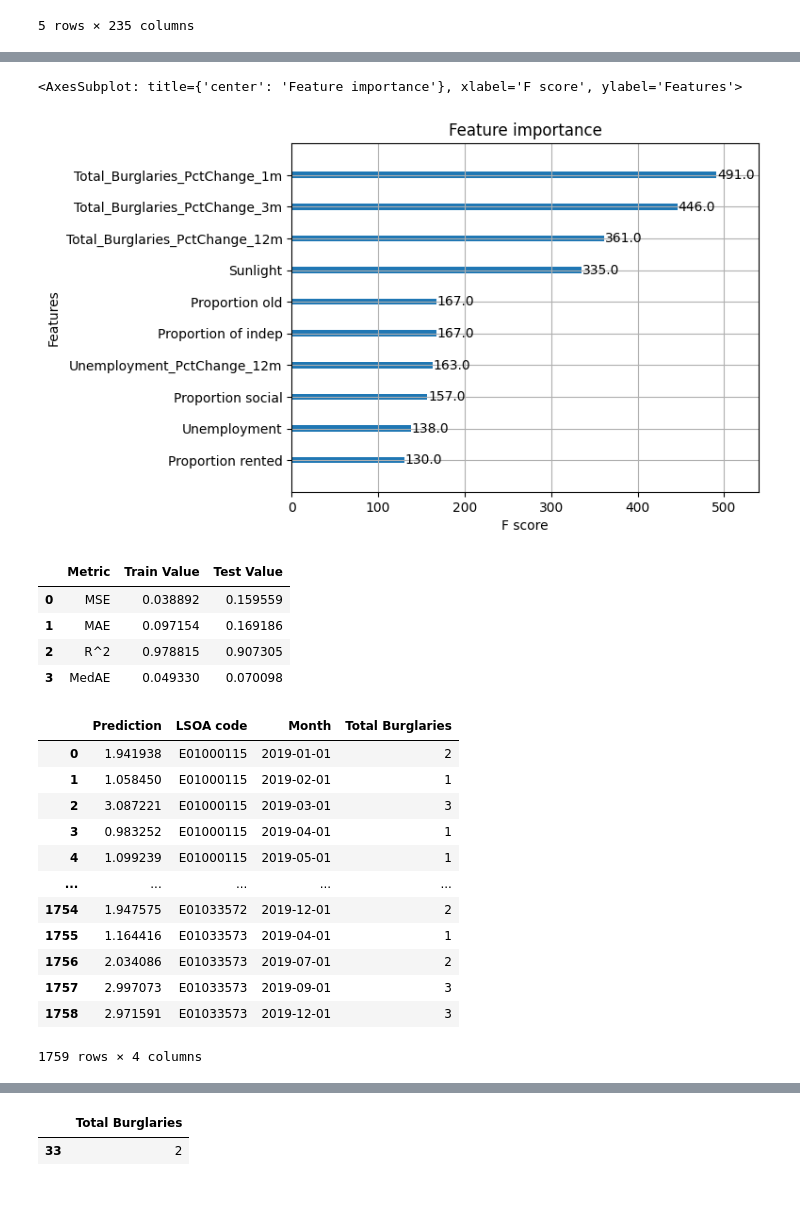
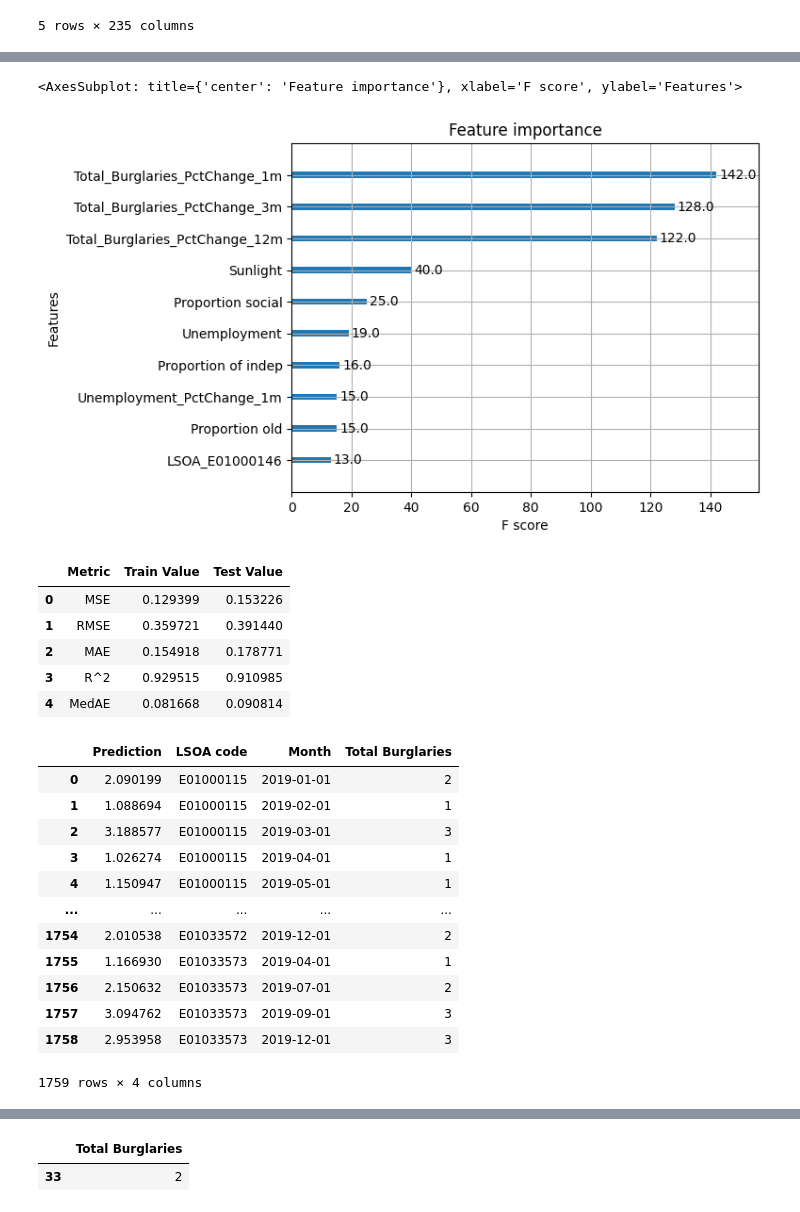
Before and after one commit to DC2-G19/policeResourceAllocation, a Jupyter notebook: XGBoost_Model.ipynb, the cells around one changed output, grey strips where cells are left out. Cells and saved outputs as stored; diff of their text form; code cells hidden in the pictures.

```diff
--- a/XGBoost_Model.ipynb
+++ b/XGBoost_Model.ipynb
@@ -137,6 +127,6 @@ X_train.head()
 | 10 | 0.969072 | 0.0 | 0.09375 | 4.597112 | 15.0 | 0.104938 | ... |
 5 rows × 235 columns
 # %%
-model = XGBRegressor(n_estimators=100, reg_lambda = 1.5, alpha = 1)
-model.fit(X_train, y_train)
+#model = XGBRegressor(n_estimators=100, reg_lambda = 1.5, alpha = 1)
+#model.fit(X_train, y_train)
 #Fitting data to model
@@ -154,0 +133,25 @@ XGBRegressor(alpha=1, base_score=None, booster=None, callbacks=None,
+# %%
+model = XGBRegressor(n_estimators=100, reg_lambda=1.5, alpha=1, eval_metric="rmse", early_stopping_rounds=10)
+
+# Train the model with eval_set for tracking evaluation metrics
+eval_set = [(X_train, y_train), (X_test, y_test)]
+model.fit(X_train, y_train, eval_set=eval_set, verbose=False)
+
+# Get predictions for training and test sets
+pred_train = model.predict(X_train)
+predictions = model.predict(X_test)
+
+# Get the training history from the model's evaluation result
+results = model.evals_result()
+
+train_metric = results["validation_0"]["rmse"]
+test_metric = results["validation_1"]["rmse"]
+
+# Plot the overfitting curve
+plt.plot(train_metric, label="Training")
+plt.plot(test_metric, label="Test")
+plt.xlabel("Number of Iterations")
+plt.ylabel("RMSE")
+plt.title("Overfitting Curve")
+plt.legend()
+plt.show()
@@ -155,10 +160,10 @@ XGBRegressor(alpha=1, base_score=None, booster=None, callbacks=None,
 # %%
-import matplotlib.pyplot as plt
+
 %matplotlib inline
 xgb.plot_importance(model, ax=plt.gca(), max_num_features=10)
 #Plotting the most important featurs
 # %% [output]
 <AxesSubplot: title={'center': 'Feature importance'}, xlabel='F score', ylabel='Features'>
-[figure, old version]
+[figure, new version]
 # %%
 pred_train = model.predict(X_train)
@@ -167,32 +172,35 @@ predictions = model.predict(X_test)
 # %%
 # Calculate the train performance metrics
 mse_train = mean_squared_error(y_train, pred_train)
+rmse_train = np.sqrt(mse_train)
 mae_train = mean_absolute_error(y_train, pred_train)
 r2_train = r2_score(y_train, pred_train)
 medae_train = median_absolute_error(y_train, pred_train)
 
 # Calculate the test performance metrics
 mse_test = mean_squared_error(y_test, predictions)
+rmse_test = np.sqrt(mse_test)
 mae_test = mean_absolute_error(y_test, predictions)
 r2_test = r2_score(y_test, predictions)
 medae_test = median_absolute_error(y_test, predictions)
 
 # Create a dictionary with the train and test metric names and values
 metrics = {
-    'Metric': ['MSE', 'MAE', 'R^2', "MedAE"],
-    'Train Value': [mse_train, mae_train, r2_train, medae_train],
-    'Test Value': [mse_test, mae_test, r2_test, medae_test]
+    'Metric': ['MSE', 'RMSE', 'MAE', 'R^2', "MedAE"],
+    'Train Value': [mse_train, rmse_train, mae_train, r2_train, medae_train],
+    'Test Value': [mse_test, rmse_test, mae_test, r2_test, medae_test]
 }
 
 # Create a DataFrame from the dictionary
 metrics_df = pd.DataFrame(metrics)
 metrics_df
 # %% [output]
 |  | Metric | Train Value | Test Value |
-| 0 | MSE | 0.038892 | 0.159559 |
-| 1 | MAE | 0.097154 | 0.169186 |
-| 2 | R^2 | 0.978815 | 0.907305 |
-| 3 | MedAE | 0.049330 | 0.070098 |
+| 0 | MSE | 0.129399 | 0.153226 |
+| 1 | RMSE | 0.359721 | 0.391440 |
+| 2 | MAE | 0.154918 | 0.178771 |
+| 3 | R^2 | 0.929515 | 0.910985 |
+| 4 | MedAE | 0.081668 | 0.090814 |
 # %%
 df_date_lsoa_burg_temp = df_temp_merged_clean_test[['LSOA code', 'Month', 'Total Burglaries']].reset_index(drop=True, inplace=False)
 predictions_df = pd.DataFrame(predictions, columns=['Prediction'])
@@ -200,17 +208,17 @@ predictions_df[['LSOA code', 'Month', 'Total Burglaries']] = df_date_lsoa_burg_t
 predictions_df
 # %% [output]
 |  | Prediction | LSOA code | Month | Total Burglaries |
-| 0 | 1.941938 | E01000115 | 2019-01-01 | 2 |
-| 1 | 1.058450 | E01000115 | 2019-02-01 | 1 |
-| 2 | 3.087221 | E01000115 | 2019-03-01 | 3 |
-| 3 | 0.983252 | E01000115 | 2019-04-01 | 1 |
-| 4 | 1.099239 | E01000115 | 2019-05-01 | 1 |
+| 0 | 2.090199 | E01000115 | 2019-01-01 | 2 |
+| 1 | 1.088694 | E01000115 | 2019-02-01 | 1 |
+| 2 | 3.188577 | E01000115 | 2019-03-01 | 3 |
+| 3 | 1.026274 | E01000115 | 2019-04-01 | 1 |
+| 4 | 1.150947 | E01000115 | 2019-05-01 | 1 |
 | ... | ... | ... | ... | ... |
-| 1754 | 1.947575 | E01033572 | 2019-12-01 | 2 |
-| 1755 | 1.164416 | E01033573 | 2019-04-01 | 1 |
-| 1756 | 2.034086 | E01033573 | 2019-07-01 | 2 |
-| 1757 | 2.997073 | E01033573 | 2019-09-01 | 3 |
-| 1758 | 2.971591 | E01033573 | 2019-12-01 | 3 |
+| 1754 | 2.010538 | E01033572 | 2019-12-01 | 2 |
+| 1755 | 1.166930 | E01033573 | 2019-04-01 | 1 |
+| 1756 | 2.150632 | E01033573 | 2019-07-01 | 2 |
+| 1757 | 3.094762 | E01033573 | 2019-09-01 | 3 |
+| 1758 | 2.953958 | E01033573 | 2019-12-01 | 3 |
 1759 rows × 4 columns
 # %%
 # Load your DataFrame
```
Also changed, not shown: parts of 9 cells of this notebook.
